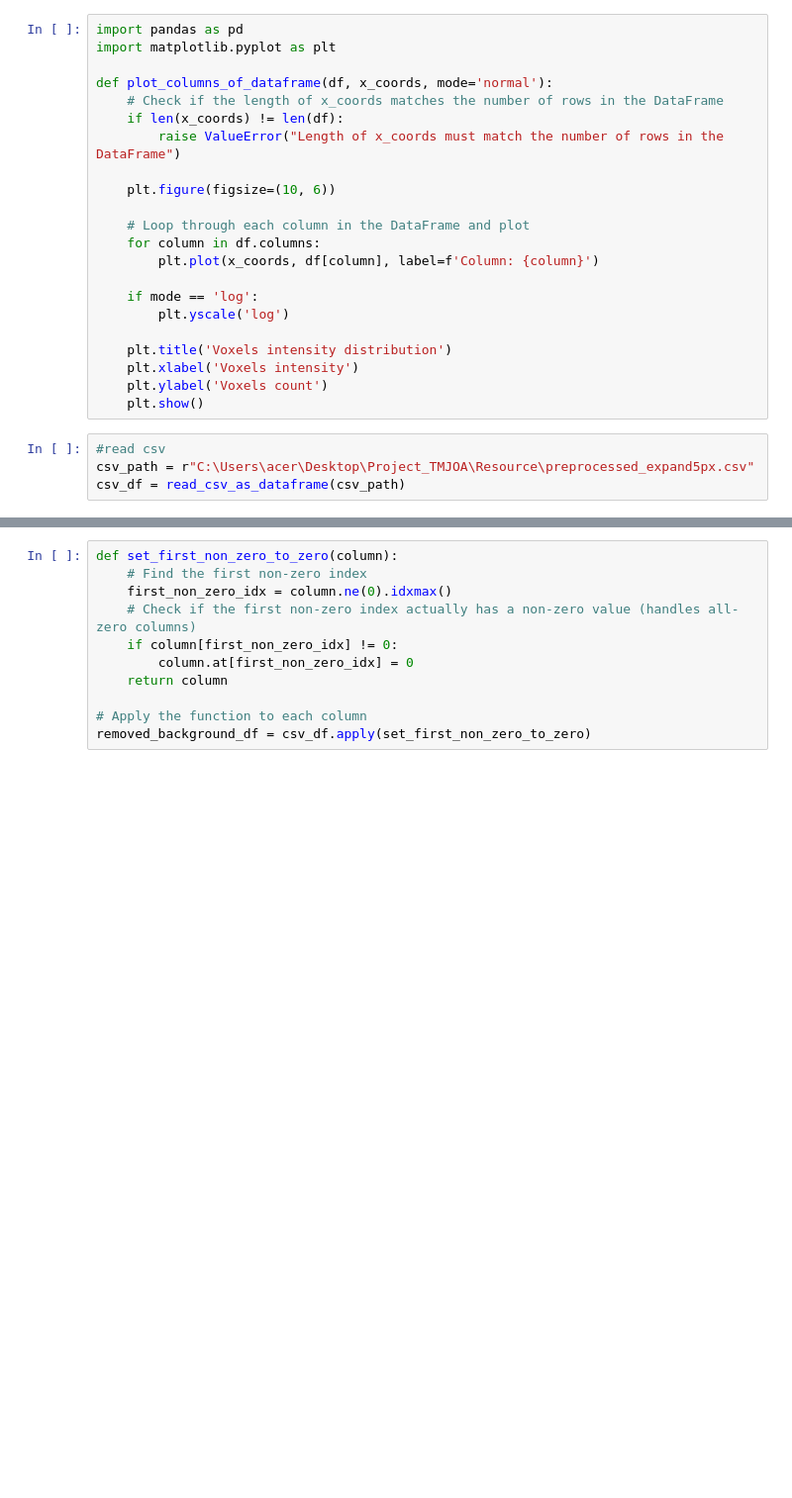
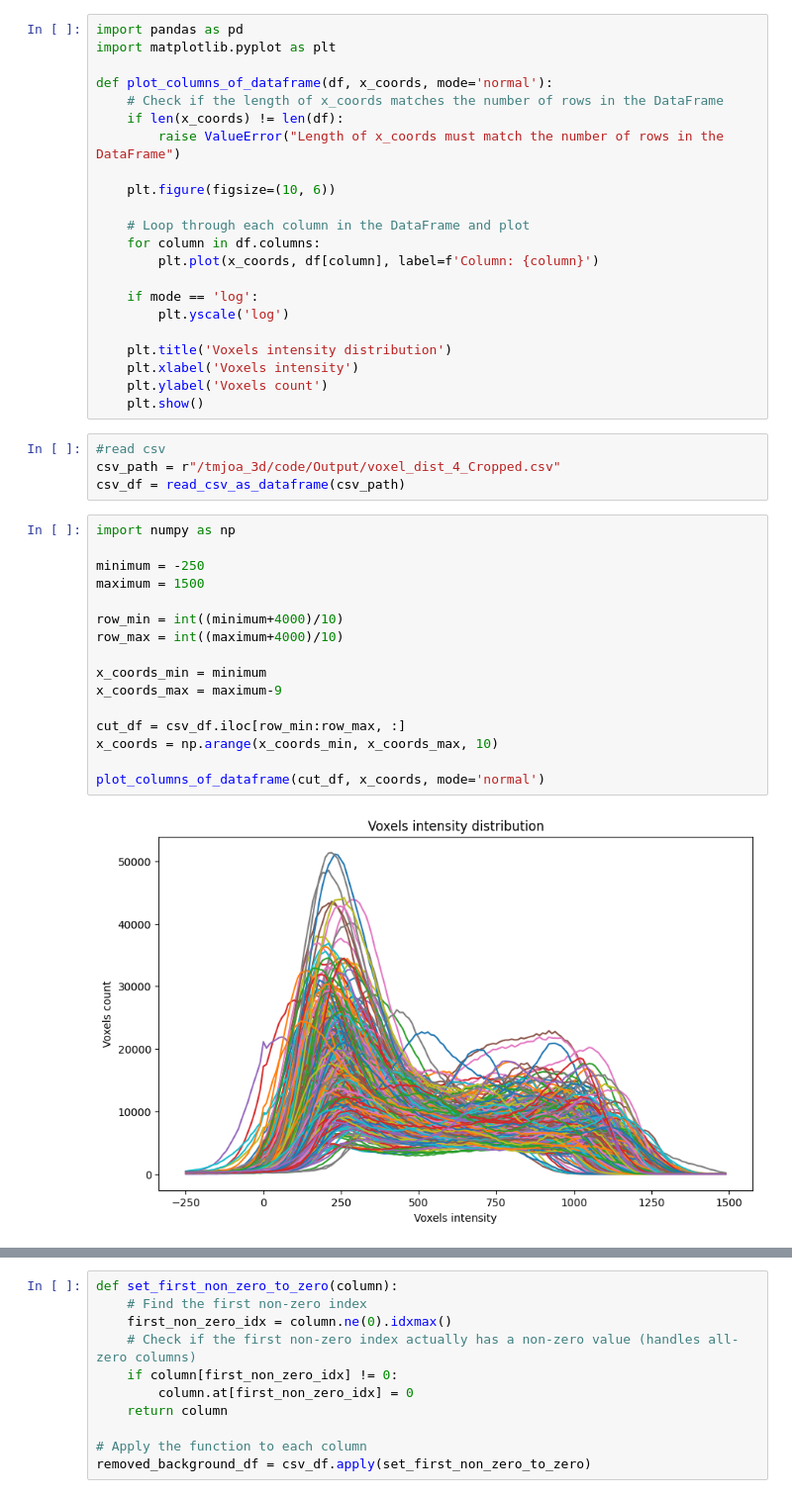
Before and after one commit to KananatSSN/Project_TMJOA, a Jupyter notebook: Check/analyze_voxel_intensity_distribution_analysis.ipynb, the cells around one changed output, grey strips where cells are left out. Shown at 99% size. Drawn from its saved outputs; the diff is of its cells as text; blank space fills up the shorter version.

```diff
--- a/Check/analyze_voxel_intensity_distribution_analysis.ipynb
+++ b/Check/analyze_voxel_intensity_distribution_analysis.ipynb
@@ -36,8 +36,26 @@ def plot_columns_of_dataframe(df, x_coords, mode='normal'):
     plt.show()
 # %%
 #read csv
-csv_path = r"C:\Users\acer\Desktop\Project_TMJOA\Resource\preprocessed_expand5px.csv"
+csv_path = r"/tmjoa_3d/code/Output/voxel_dist_4_Cropped.csv"
 csv_df = read_csv_as_dataframe(csv_path)
+# %%
+import numpy as np
+
+minimum = -250
+maximum = 1500
+
+row_min = int((minimum+4000)/10)
+row_max = int((maximum+4000)/10)
+
+x_coords_min = minimum
+x_coords_max = maximum-9
+
+cut_df = csv_df.iloc[row_min:row_max, :]
+x_coords = np.arange(x_coords_min, x_coords_max, 10)
+
+plot_columns_of_dataframe(cut_df, x_coords, mode='normal')
+# %% [output]
+[figure, added]
 # %%
 import numpy as np
 
```
Also changed, not shown: parts of 4 cells of this notebook, 8 other files.
